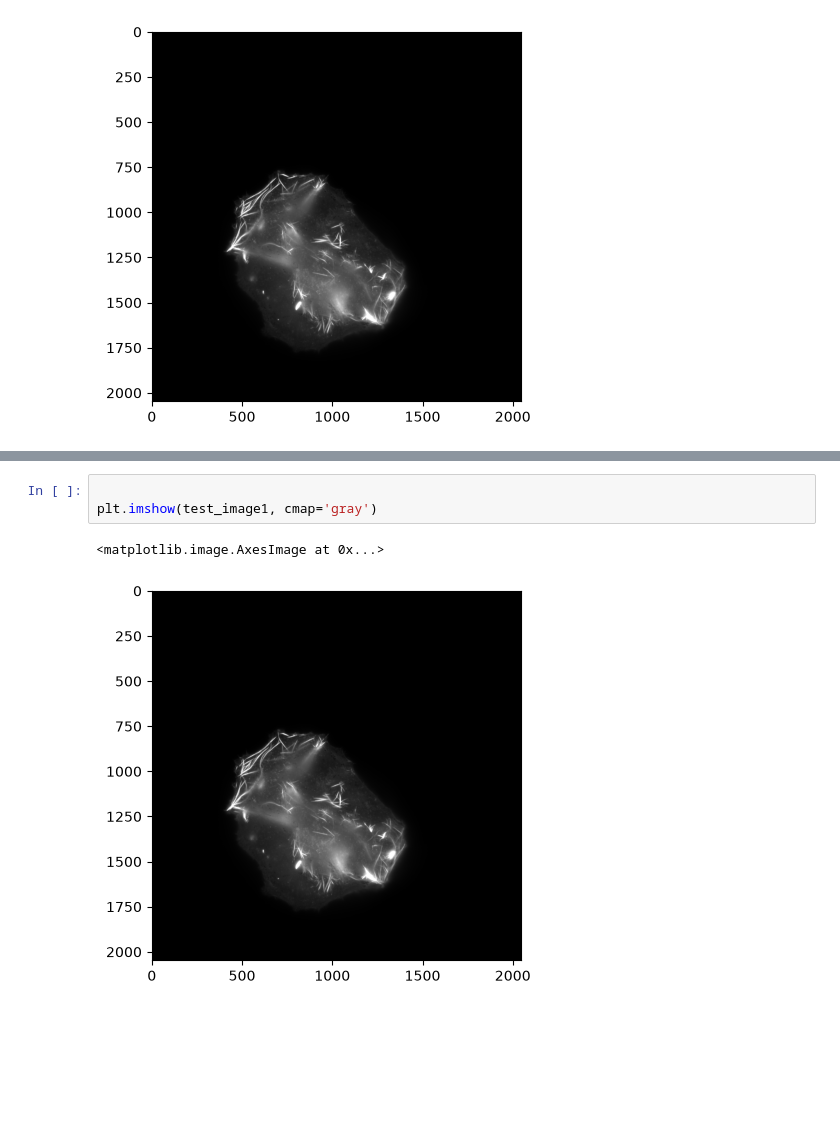
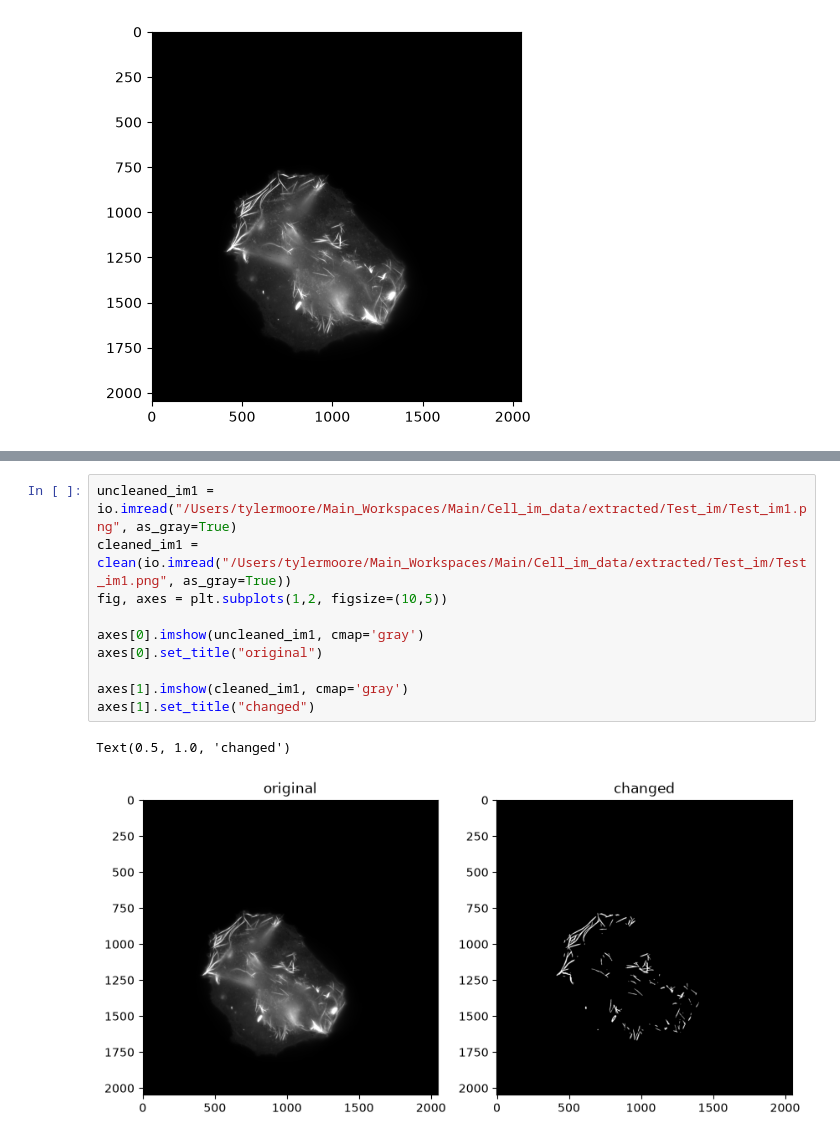
Before and after one commit to TylerMoore080506/actin-bundle-counter, a Jupyter notebook: Notebooks/CounterNB1.ipynb, the cells around one changed output, grey strips where cells are left out. Cells and saved outputs as stored; diff of their text form; blank space fills up the shorter version.

```diff
--- a/Notebooks/CounterNB1.ipynb
+++ b/Notebooks/CounterNB1.ipynb
@@ -53,6 +72,13 @@ Text(0.5, 1.0, 'changed')
-# %%
-
-plt.imshow(test_image1, cmap='gray')
-# %% [output]
-<matplotlib.image.AxesImage at 0x...>
-[figure, removed]
+# %%
+uncleaned_im1 = io.imread("/Users/tylermoore/Main_Workspaces/Main/Cell_im_data/extracted/Test_im/Test_im1.png", as_gray=True)
+cleaned_im1 = clean(io.imread("/Users/tylermoore/Main_Workspaces/Main/Cell_im_data/extracted/Test_im/Test_im1.png", as_gray=True))
+fig, axes = plt.subplots(1,2, figsize=(10,5))
+
+axes[0].imshow(uncleaned_im1, cmap='gray')
+axes[0].set_title("original")
+
+axes[1].imshow(cleaned_im1, cmap='gray')
+axes[1].set_title("changed")
+# %% [output]
+Text(0.5, 1.0, 'changed')
+[figure, added]
```
Also changed, not shown: parts of 5 cells of this notebook.
